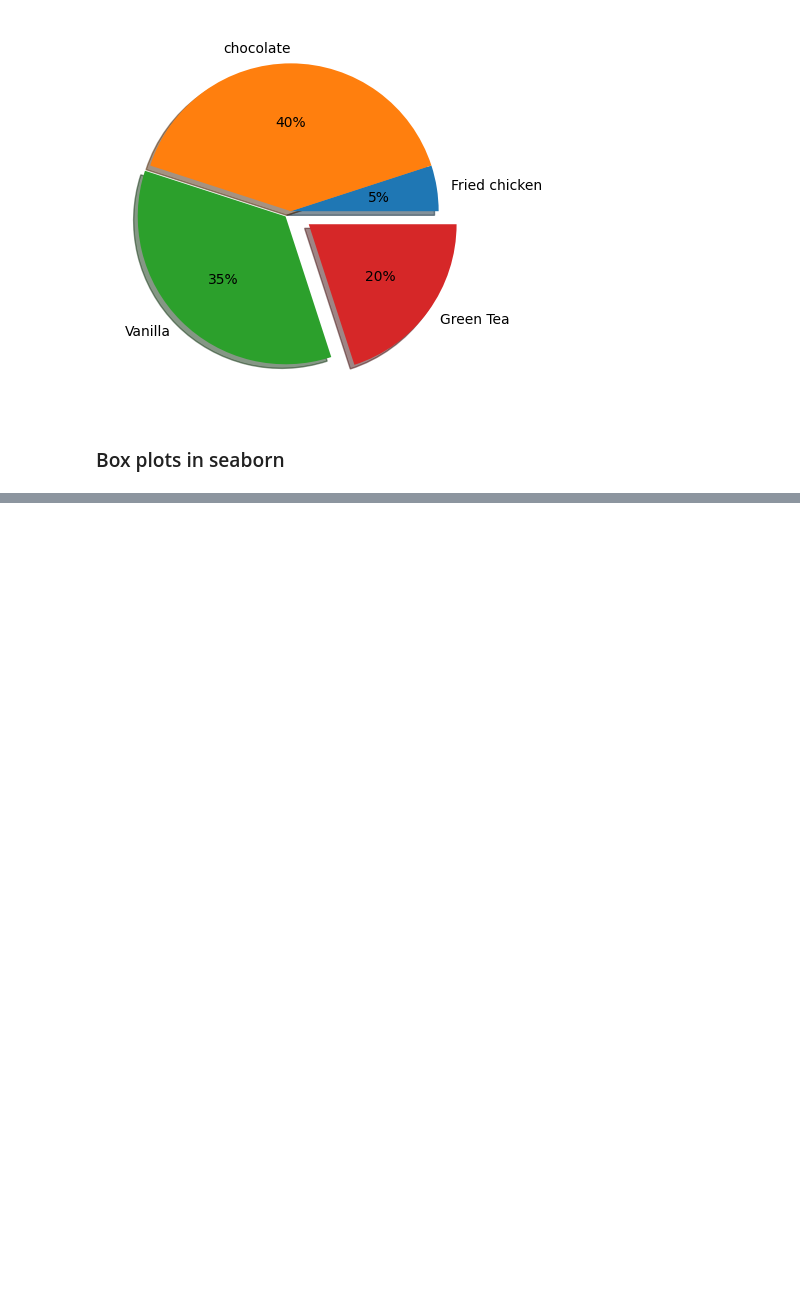
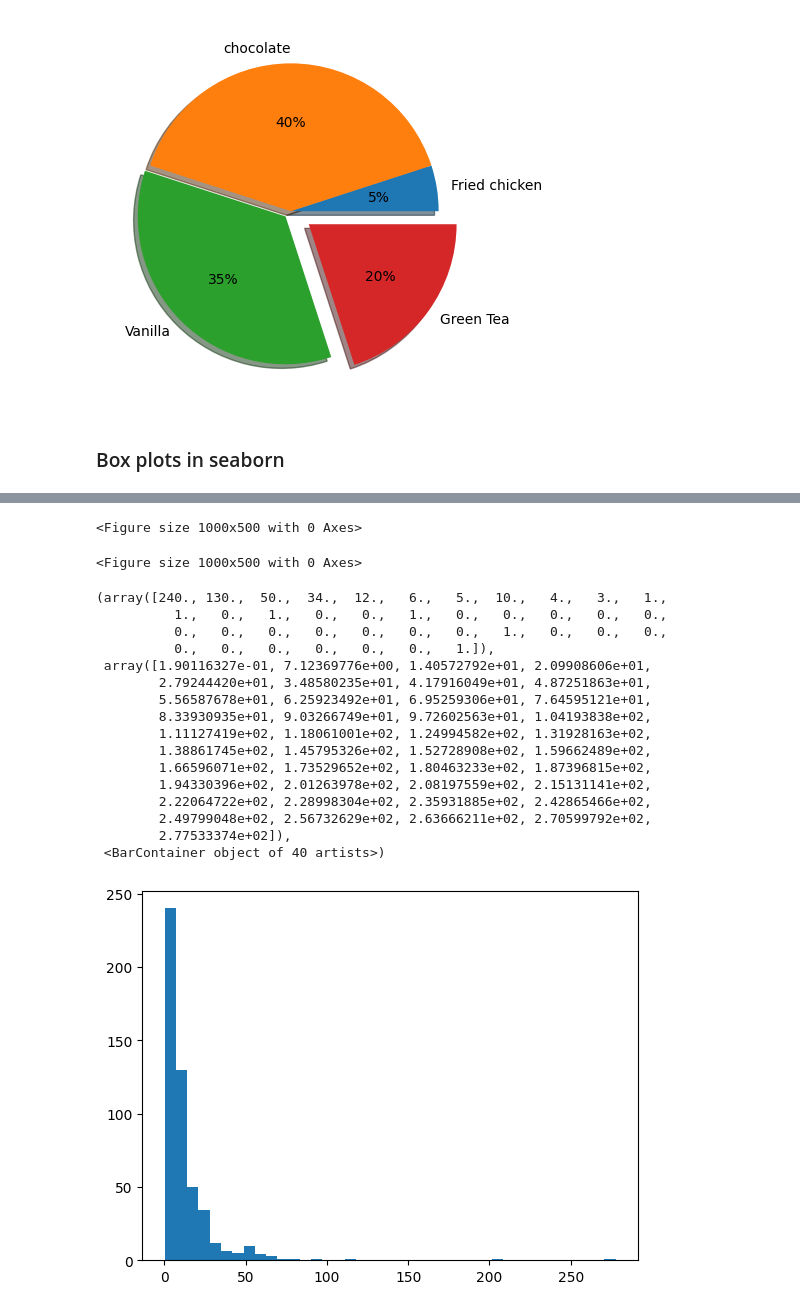
Before and after one commit to Archh-Raj/data-cleaning, a Jupyter notebook: DataVisualization.ipynb, the cells around one changed output, grey strips where cells are left out. Cells and saved outputs as stored; diff of their text form; code cells hidden in the pictures; blank space fills up the shorter version.

```diff
--- a/DataVisualization.ipynb
+++ b/DataVisualization.ipynb
@@ -171,0 +174,4 @@ df.boxplot()
+# %%
+N = 500
+data = np.exp(np.random.randn(N) + 2)
+data
@@ -171,0 +196,25 @@ df.boxplot()
+# %%
+plt.figure(figsize=(10, 5))
+# %% [output]
+<Figure size 1000x500 with 0 Axes>
+<Figure size 1000x500 with 0 Axes>
+# %%
+plt.hist(data, bins=40)
+# %% [output]
+(array([240., 130.,  50.,  34.,  12.,   6.,   5.,  10.,   4.,   3.,   1.,
+          1.,   0.,   1.,   0.,   0.,   1.,   0.,   0.,   0.,   0.,   0.,
+          0.,   0.,   0.,   0.,   0.,   0.,   0.,   1.,   0.,   0.,   0.,
+          0.,   0.,   0.,   0.,   0.,   0.,   1.]),
+ array([1.90116327e-01, 7.12369776e+00, 1.40572792e+01, 2.09908606e+01,
+        2.79244420e+01, 3.48580235e+01, 4.17916049e+01, 4.87251863e+01,
+        5.56587678e+01, 6.25923492e+01, 6.95259306e+01, 7.64595121e+01,
+        8.33930935e+01, 9.03266749e+01, 9.72602563e+01, 1.04193838e+02,
+        1.11127419e+02, 1.18061001e+02, 1.24994582e+02, 1.31928163e+02,
+        1.38861745e+02, 1.45795326e+02, 1.52728908e+02, 1.59662489e+02,
+        1.66596071e+02, 1.73529652e+02, 1.80463233e+02, 1.87396815e+02,
+        1.94330396e+02, 2.01263978e+02, 2.08197559e+02, 2.15131141e+02,
+        2.22064722e+02, 2.28998304e+02, 2.35931885e+02, 2.42865466e+02,
+        2.49799048e+02, 2.56732629e+02, 2.63666211e+02, 2.70599792e+02,
+        2.77533374e+02]),
+ <BarContainer object of 40 artists>)
+[figure, added]
```
Also changed, not shown: parts of 35 cells of this notebook, 2 other files.
